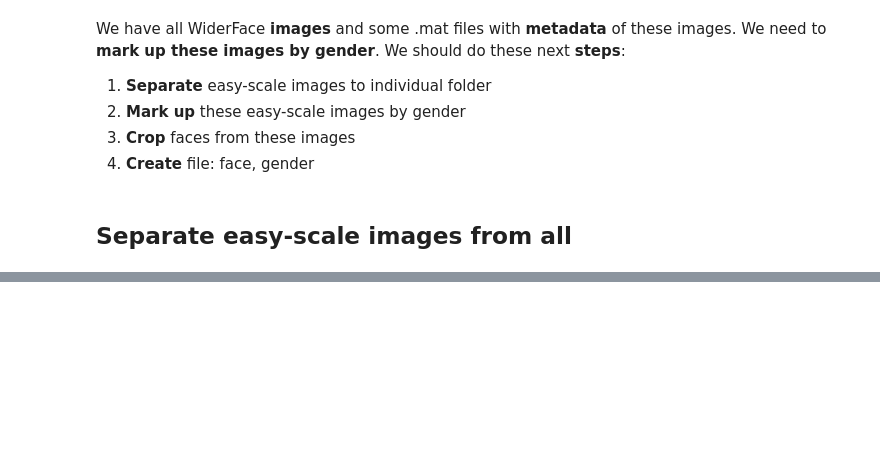
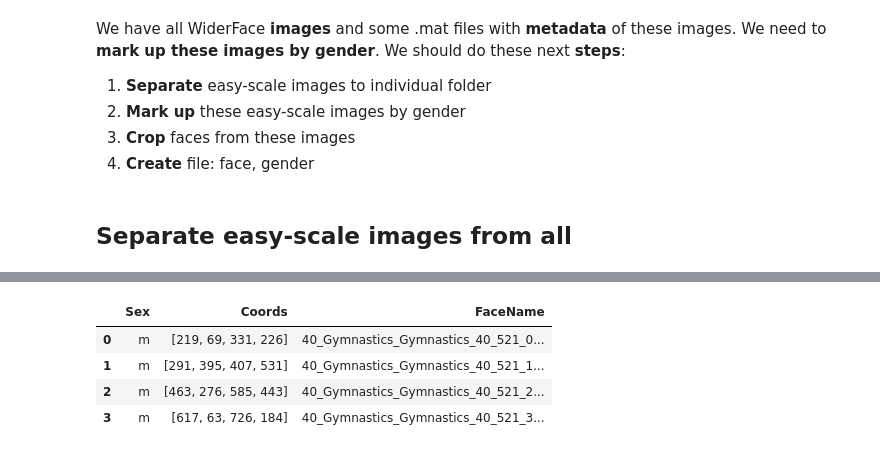
Before and after one commit to Feodoros/ForensicGenderSex, a Jupyter notebook: GenderMarkUpWiderFaces.ipynb, the cells around one changed output, grey strips where cells are left out. Drawn from its saved outputs; the diff is of its cells as text; code cells hidden in the pictures; blank space fills up the shorter version.

```diff
--- a/GenderMarkUpWiderFaces.ipynb
+++ b/GenderMarkUpWiderFaces.ipynb
@@ -21,6 +23,7 @@ path_to_val_mat = 'WiderFacesDataset/wider_face_val.mat'
 path_to_all_images = 'WiderFacesDataset/All/'
 path_to_train_easy_scale_images = 'WiderFacesDataset/EasyScaleImages/Train/'
 path_to_val_easy_scale_images = 'WiderFacesDataset/EasyScaleImages/Val/'
+path_to_gender_marks = 'WiderFacesDataset/EasyScaleMarkedUpGender/'
 # %%
 train_mat = io.loadmat(path_to_train_mat)
 val_mat = io.loadmat(path_to_val_mat)
@@ -151,0 +214,9 @@ draw_rect('11_Meeting_Meeting_11_Meeting_Meeting_11_349.jpg', get_boxes(val_mat,
+# %%
+df = pd.read_pickle(path_to_gender_marks + '40_Gymnastics_Gymnastics_40_521.pkl')
+df
+# %% [output]
+|  | Sex | Coords | FaceName |
+| 0 | m | [219, 69, 331, 226] | 40_Gymnastics_Gymnastics_40_521_0... |
+| 1 | m | [291, 395, 407, 531] | 40_Gymnastics_Gymnastics_40_521_1... |
+| 2 | m | [463, 276, 585, 443] | 40_Gymnastics_Gymnastics_40_521_2... |
+| 3 | m | [617, 63, 726, 184] | 40_Gymnastics_Gymnastics_40_521_3... |
```
Also changed, not shown: parts of 14 cells of this notebook.
